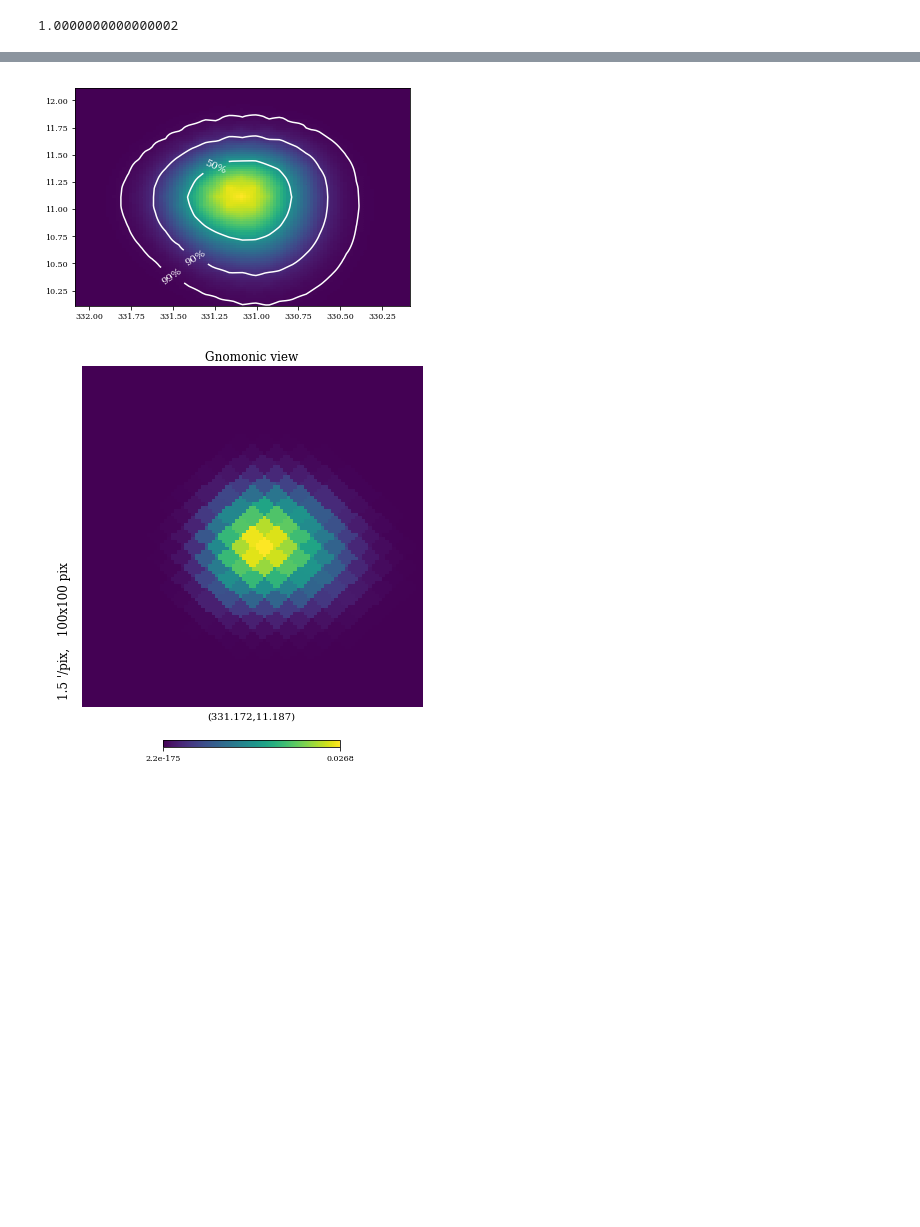
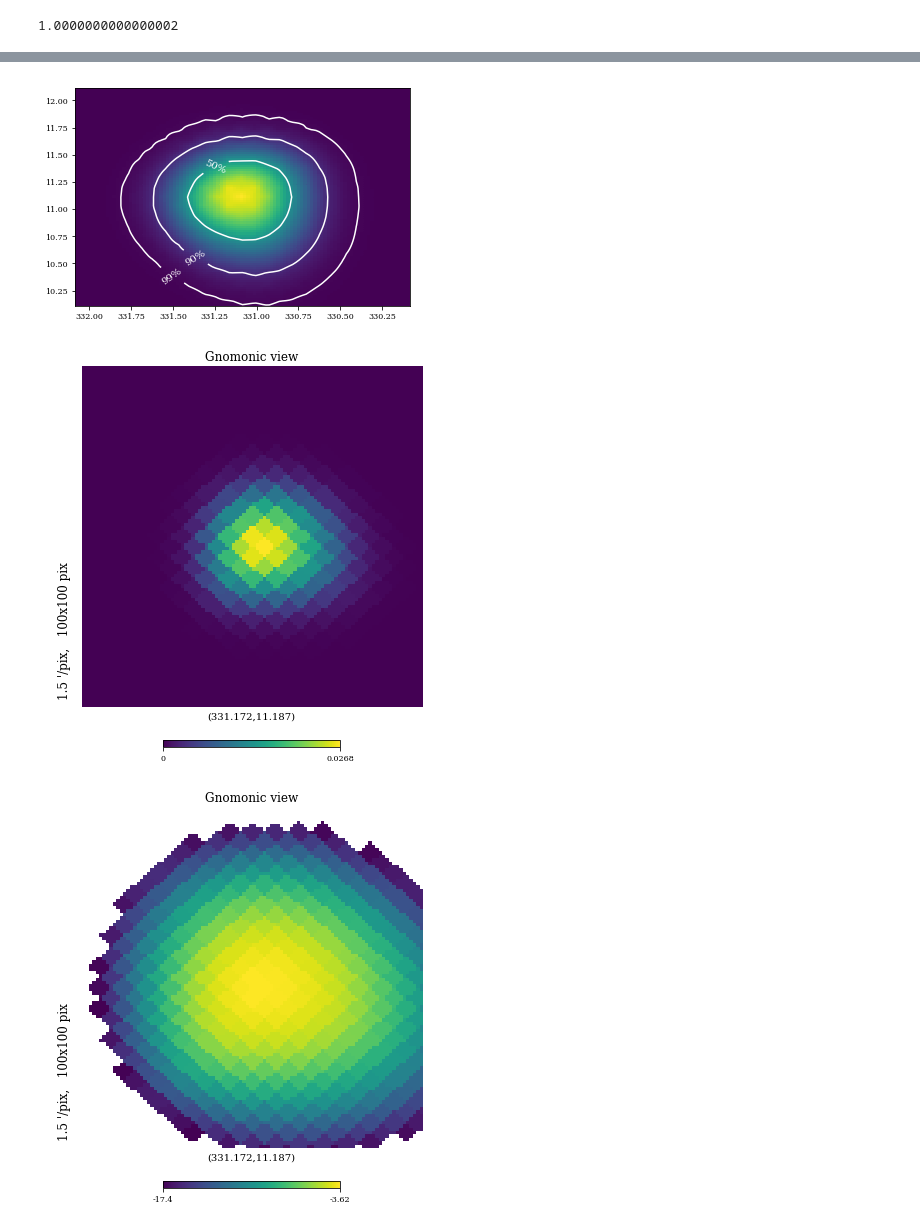
Before and after one commit to robertdstein/millipede_parser, a Jupyter notebook: Parse_contour.ipynb, the cells around one changed output, grey strips where cells are left out. Drawn from its saved outputs; the diff is of its cells as text; code cells hidden in the pictures; blank space fills up the shorter version.

Commit message:
More plotting more betterer.

```diff
--- a/Parse_contour.ipynb
+++ b/Parse_contour.ipynb
@@ -530,6 +525,6 @@ def convert_probs(data):
     print(np.sum(probs))
     return probs
 # %%
-probs = convert_probs(data)
+# probs = convert_probs(data)
 # %% [output]
 1.0000000000000002
@@ -536,3 +702,7 @@ probs = convert_probs(data)
+# %%
+with fits.open(v3_path) as hdul:
+    probs = hdul[0].data
+    header = hdul[0].header
 # %%
 def find_pixel_threshold(probs, threshold):
     ranked_pixels = np.sort(probs)[::-1]
@@ -549,31 +719,33 @@ def find_pixel_threshold(probs, threshold):
 delta = 1.
 ras = np.linspace(ra - delta, ra+delta, 101)
 decs = np.linspace(dec - delta, dec + delta, 101)
 
 ps = []
 
 for r in ras:
     row = []
     for d in decs:
         row.append(hp.pixelfunc.get_interp_val(probs, r, d, lonlat=True))
     ps.append(row)
 
 ps = np.array(ps)
 
 threshold_50 = find_pixel_threshold(probs, 0.5)
 threshold_90 = find_pixel_threshold(probs, 0.9)
 threshold_99 = find_pixel_threshold(probs, 0.99)
 
 levels = [threshold_99, threshold_90, threshold_50]
 
 ax = plt.subplot(111)
 image = ax.pcolormesh(ras, decs, ps, vmin=0, vmax=max(probs))
 fig = hp.gnomview(probs, rot=[331.171875, 11.186920691664897], xsize=100)
+fig = hp.gnomview(np.log(probs), rot=[331.171875, 11.186920691664897], xsize=100)
 plt.scatter(ra, dec, marker="*", color="black")
 CS = ax.contour(ras, decs, ps, colors="white", levels=levels)
 ax.clabel(CS, inline=1, fontsize=10, fmt={threshold_99: "99%", threshold_90: "90%", threshold_50: "50%"})
 ax.invert_xaxis()
 plt.show()
 # %% [output]
 [figure]
-[figure, old version]
+[figure, new version]
+[figure, added]
```
Also changed, not shown: parts of 5 cells of this notebook.
